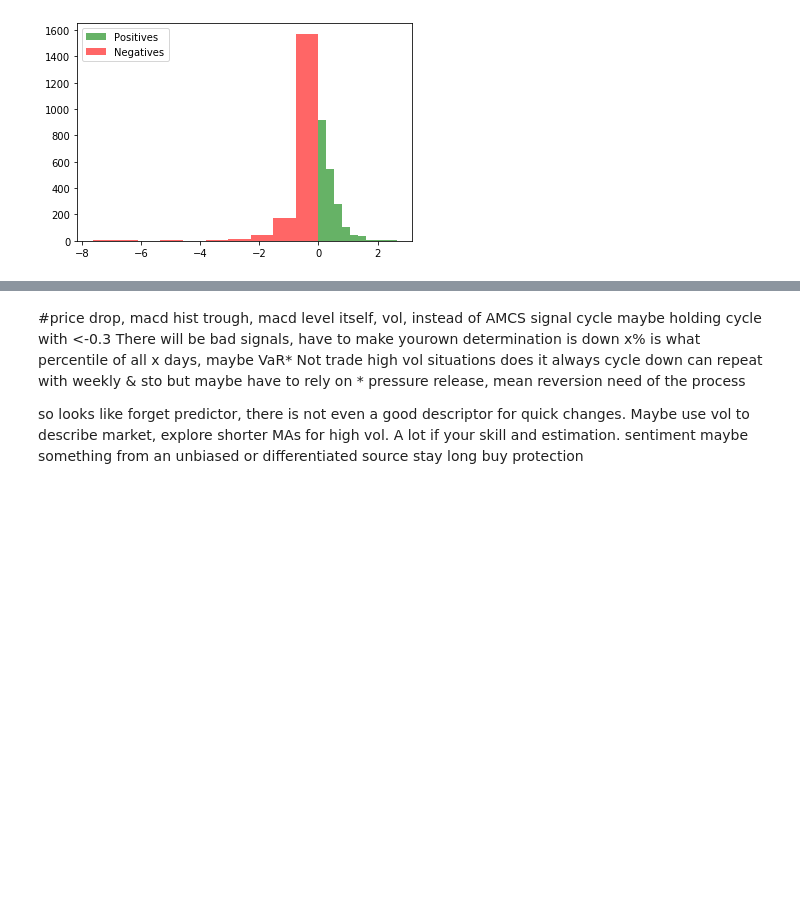
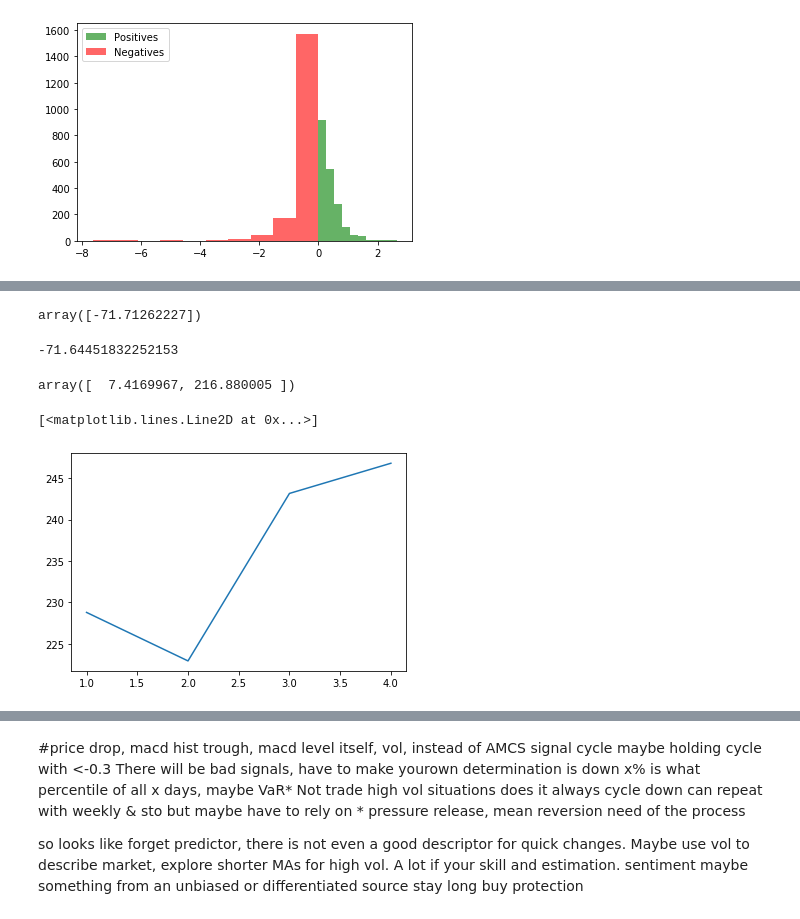
Before and after one commit to rittik97/Studies-on-SPYs, a Jupyter notebook: Intro.ipynb, the cells around one changed output, grey strips where cells are left out. Cells and saved outputs as stored; diff of their text form; code cells hidden in the pictures; blank space fills up the shorter version.

```diff
--- a/Intro.ipynb
+++ b/Intro.ipynb
@@ -369,0 +444,19 @@ get_percentile(spy.macd)
+# %%
+w_macd=np.asarray(w_macd)
+w_macd[-1:]
+# %% [output]
+array([-71.71262227])
+# %%
+np.percentile(w_macd[w_macd<=0],0.5)
+# %% [output]
+-71.64451832252153
+# %%
+
+np.polyfit(x=[1,2,3,4],y=spy.adj_close.values[-4:],deg=1,full=False)
+# %% [output]
+array([  7.4169967, 216.880005 ])
+# %%
+plt.plot([1,2,3,4],spy.adj_close.values[-4:])
+# %% [output]
+[<matplotlib.lines.Line2D at 0x...>]
+[figure, added]
```
Also changed, not shown: parts of 17 cells of this notebook.
